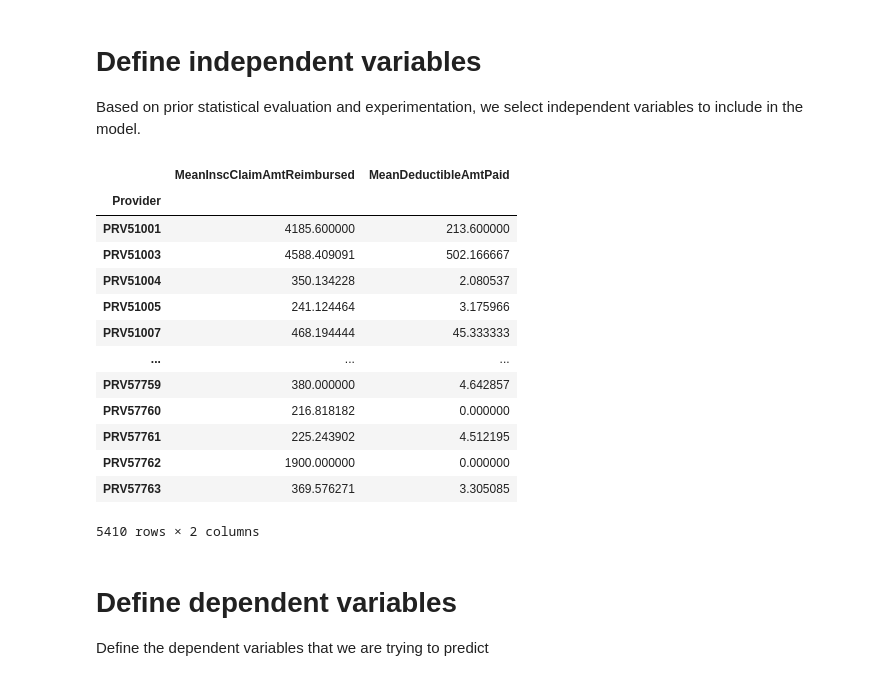
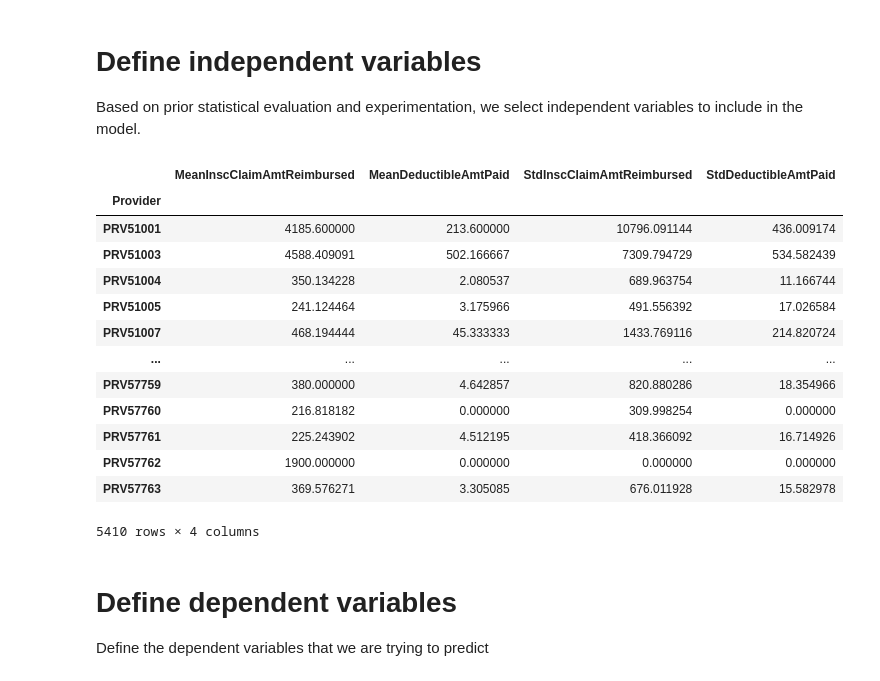
Before and after one commit to supernaut11/data602-final-project, a Jupyter notebook: src/model_fraud_mdehn.ipynb, the cells around one changed output. Drawn from its saved outputs; the diff is of its cells as text; code cells hidden in the pictures.

```diff
--- a/src/model_fraud_mdehn.ipynb
+++ b/src/model_fraud_mdehn.ipynb
@@ -274,11 +274,13 @@ def stat_analysis(groupby_obj, cols):
         new_cols += [groupby_obj[c].mean(),
                      groupby_obj[c].median(),
                      groupby_obj[c].var(),
+                     groupby_obj[c].std(),
                      groupby_obj[c].min(),
                      groupby_obj[c].max()]
         new_col_names += [f'Mean{c}',
                           f'Median{c}',
                           f'Var{c}',
+                          f'Std{c}',
                           f'Min{c}',
                           f'Max{c}']
 
@@ -297,6 +299,12 @@ agg_frame = train_providers.merge(agg_frame, how='left', on='Provider')
 agg_frame = agg_frame.set_index(agg_frame['Provider'])
 agg_frame = agg_frame.drop('Provider', axis=1)
 agg_frame
+
+# TODO: Do this better/more generically
+# Clean up variances that are NaN
+agg_frame['StdInscClaimAmtReimbursed'] = agg_frame['StdInscClaimAmtReimbursed'].apply(lambda v: v if not pandas.isnull(v) else 0)
+agg_frame['StdDeductibleAmtPaid'] = agg_frame['StdDeductibleAmtPaid'].apply(lambda v: v if not pandas.isnull(v) else 0)
+agg_frame
 # %% [output]
 |  | PotentialFraud | MeanInscClaimAmtReimbursed | MedianInscClaimAmtReimbursed | VarInscClaimAmtReimbursed | ... |
 | Provider |  |  |  |  | ... |
@@ -317,24 +325,24 @@ agg_frame
 
 Based on prior statistical evaluation and experimentation, we select independent variables to include in the model.
 # %%
-features = ['MeanInscClaimAmtReimbursed', 'MeanDeductibleAmtPaid']
+features = ['MeanInscClaimAmtReimbursed', 'MeanDeductibleAmtPaid', 'StdInscClaimAmtReimbursed', 'StdDeductibleAmtPaid']
 X = agg_frame.reindex(columns=features)
 X
 # %% [output]
-|  | MeanInscClaimAmtReimbursed | MeanDeductibleAmtPaid |
-| Provider |  |  |
-| PRV51001 | 4185.600000 | 213.600000 |
-| PRV51003 | 4588.409091 | 502.166667 |
-| PRV51004 | 350.134228 | 2.080537 |
-| PRV51005 | 241.124464 | 3.175966 |
-| PRV51007 | 468.194444 | 45.333333 |
-| ... | ... | ... |
-| PRV57759 | 380.000000 | 4.642857 |
-| PRV57760 | 216.818182 | 0.000000 |
-| PRV57761 | 225.243902 | 4.512195 |
-| PRV57762 | 1900.000000 | 0.000000 |
-| PRV57763 | 369.576271 | 3.305085 |
+|  | MeanInscClaimAmtReimbursed | MeanDeductibleAmtPaid | StdInscClaimAmtReimbursed | StdDeductibleAmtPaid |
+| Provider |  |  |  |  |
+| PRV51001 | 4185.600000 | 213.600000 | 10796.091144 | 436.009174 |
+| PRV51003 | 4588.409091 | 502.166667 | 7309.794729 | 534.582439 |
+| PRV51004 | 350.134228 | 2.080537 | 689.963754 | 11.166744 |
+| PRV51005 | 241.124464 | 3.175966 | 491.556392 | 17.026584 |
+| PRV51007 | 468.194444 | 45.333333 | 1433.769116 | 214.820724 |
+| ... | ... | ... | ... | ... |
+| PRV57759 | 380.000000 | 4.642857 | 820.880286 | 18.354966 |
+| PRV57760 | 216.818182 | 0.000000 | 309.998254 | 0.000000 |
+| PRV57761 | 225.243902 | 4.512195 | 418.366092 | 16.714926 |
+| PRV57762 | 1900.000000 | 0.000000 | 0.000000 | 0.000000 |
+| PRV57763 | 369.576271 | 3.305085 | 676.011928 | 15.582978 |
-5410 rows × 2 columns
+5410 rows × 4 columns
 # %% [markdown]
 # Define dependent variables
 
```
Also changed, not shown: parts of 2 cells of this notebook.
